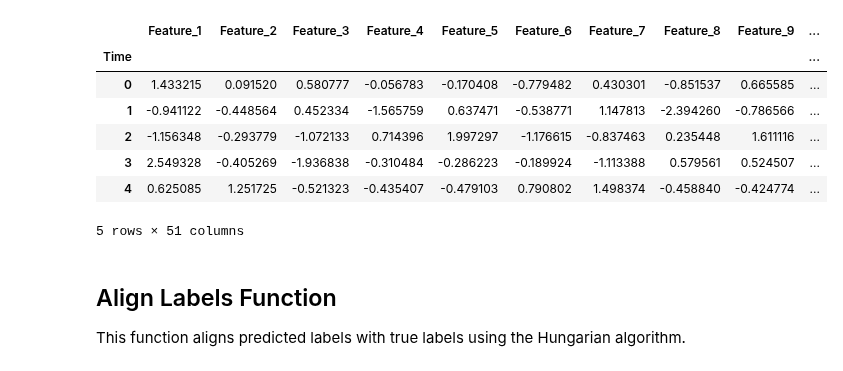
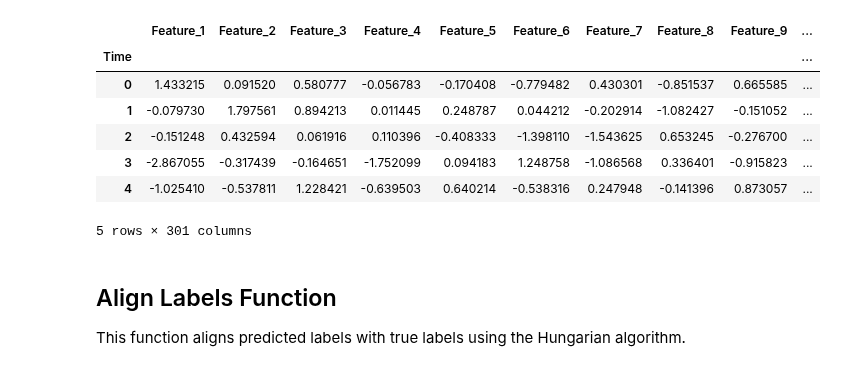
Before and after one commit to Kingmir96/thesis_vri_vp, a Jupyter notebook: HMM_NOICE_SIMSTUDY.ipynb, the cells around one changed output. Cells and saved outputs as stored; diff of their text form; code cells hidden in the pictures.

```diff
--- a/HMM_NOICE_SIMSTUDY.ipynb
+++ b/HMM_NOICE_SIMSTUDY.ipynb
@@ -13,7 +13,7 @@ from jumpmodels.jump import JumpModel                 # JM class
 
 def simulate_data(T, P, mu, random_state=None):
     """
-    Simulate data from a 2-state Gaussian HMM.
+    Simulate data from a 3-state Gaussian HMM.
 
     Parameters:
         T (int): Number of observations.
@@ -27,9 +27,10 @@ def simulate_data(T, P, mu, random_state=None):
     """
     rng = np.random.default_rng(random_state)
 
-    # Transition matrix for 2 states
-    transmat = np.array([[0.95, 0.05],
-                         [0.10, 0.90]])
+    # Transition matrix as given in the study
+    transmat = np.array([[0.9903, 0.0047, 0.0050],
+                         [0.0157, 0.9666, 0.0177],
+                         [0.0284, 0.0300, 0.9416]])
     transmat = transmat / transmat.sum(axis=1, keepdims=True)
 
     # Compute stationary distribution (eigenvector corresponding to eigenvalue 1)
@@ -40,50 +41,49 @@ def simulate_data(T, P, mu, random_state=None):
 
     # Generate state sequence
     states = np.zeros(T, dtype=int)
-    states[0] = rng.choice(np.arange(2), p=stat)
+    states[0] = rng.choice(np.arange(3), p=stat)
     for t in range(1, T):
-        states[t] = rng.choice(np.arange(2), p=transmat[states[t-1]])
+        states[t] = rng.choice(np.arange(3), p=transmat[states[t-1]])
 
-    # Define means for each state
-    means = np.zeros((2, P))
-    # State 0: +mu in first 15 features
-    # State 1: -mu in first 15 features
+    # Define state means: state 1 has mean mu for first 15 features,
+    # state 2 is zero, and state 3 has mean -mu for first 15 features.
+    means = np.zeros((3, P))
     if P >= 15:
         means[0, :15] = mu
-        means[1, :15] = -mu
+        means[2, :15] = -mu
     else:
         means[0, :P] = mu
-        means[1, :P] = -mu
+        means[2, :P] = -mu
 
-    # Generate observations: N(means[state], I_P)
+    # Generate observations: each observation is drawn from N(mean[state], I_P)
     X = np.zeros((T, P))
     for t in range(T):
         X[t] = rng.normal(loc=means[states[t]], scale=1.0, size=P)
 
     return X, states
 
 
 # Simulate data
 T = 500  # Number of observations for display purposes
-P = 50   # Number of features for display purposes
+P = 300   # Number of features for display purposes
 mu = 1.0
 X, states = simulate_data(T, P, mu, random_state=42)
 
 # Create a DataFrame to display the simulated data and states
 df_simulated = pd.DataFrame(X, columns=[f'Feature_{i+1}' for i in range(P)])
 df_simulated['State'] = states
 df_simulated.index.name = 'Time'
 
 df_simulated.head()
 # %% [output]
 |  | Feature_1 | Feature_2 | Feature_3 | Feature_4 | Feature_5 | Feature_6 | Feature_7 | Feature_8 | Feature_9 | ... |
 | Time |  |  |  |  |  |  |  |  |  | ... |
 | 0 | 1.433215 | 0.091520 | 0.580777 | -0.056783 | -0.170408 | -0.779482 | 0.430301 | -0.851537 | 0.665585 | ... |
-| 1 | -0.941122 | -0.448564 | 0.452334 | -1.565759 | 0.637471 | -0.538771 | 1.147813 | -2.394260 | -0.786566 | ... |
-| 2 | -1.156348 | -0.293779 | -1.072133 | 0.714396 | 1.997297 | -1.176615 | -0.837463 | 0.235448 | 1.611116 | ... |
-| 3 | 2.549328 | -0.405269 | -1.936838 | -0.310484 | -0.286223 | -0.189924 | -1.113388 | 0.579561 | 0.524507 | ... |
-| 4 | 0.625085 | 1.251725 | -0.521323 | -0.435407 | -0.479103 | 0.790802 | 1.498374 | -0.458840 | -0.424774 | ... |
+| 1 | -0.079730 | 1.797561 | 0.894213 | 0.011445 | 0.248787 | 0.044212 | -0.202914 | -1.082427 | -0.151052 | ... |
+| 2 | -0.151248 | 0.432594 | 0.061916 | 0.110396 | -0.408333 | -1.398110 | -1.543625 | 0.653245 | -0.276700 | ... |
+| 3 | -2.867055 | -0.317439 | -0.164651 | -1.752099 | 0.094183 | 1.248758 | -1.086568 | 0.336401 | -0.915823 | ... |
+| 4 | -1.025410 | -0.537811 | 1.228421 | -0.639503 | 0.640214 | -0.538316 | 0.247948 | -0.141396 | 0.873057 | ... |
-5 rows × 51 columns
+5 rows × 301 columns
 # %% [markdown]
 
 
```
Also changed, not shown: parts of 2 cells of this notebook.
